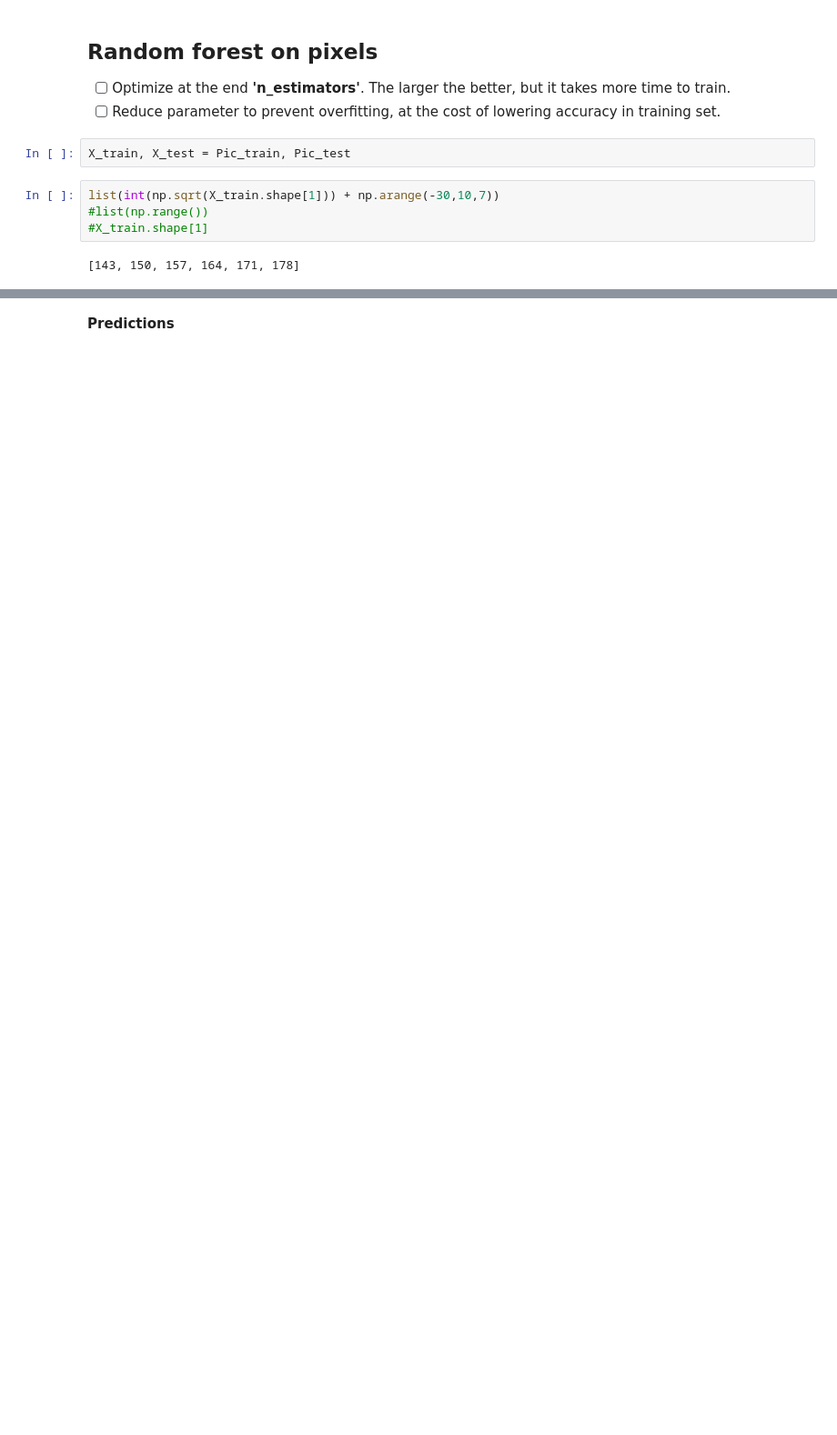
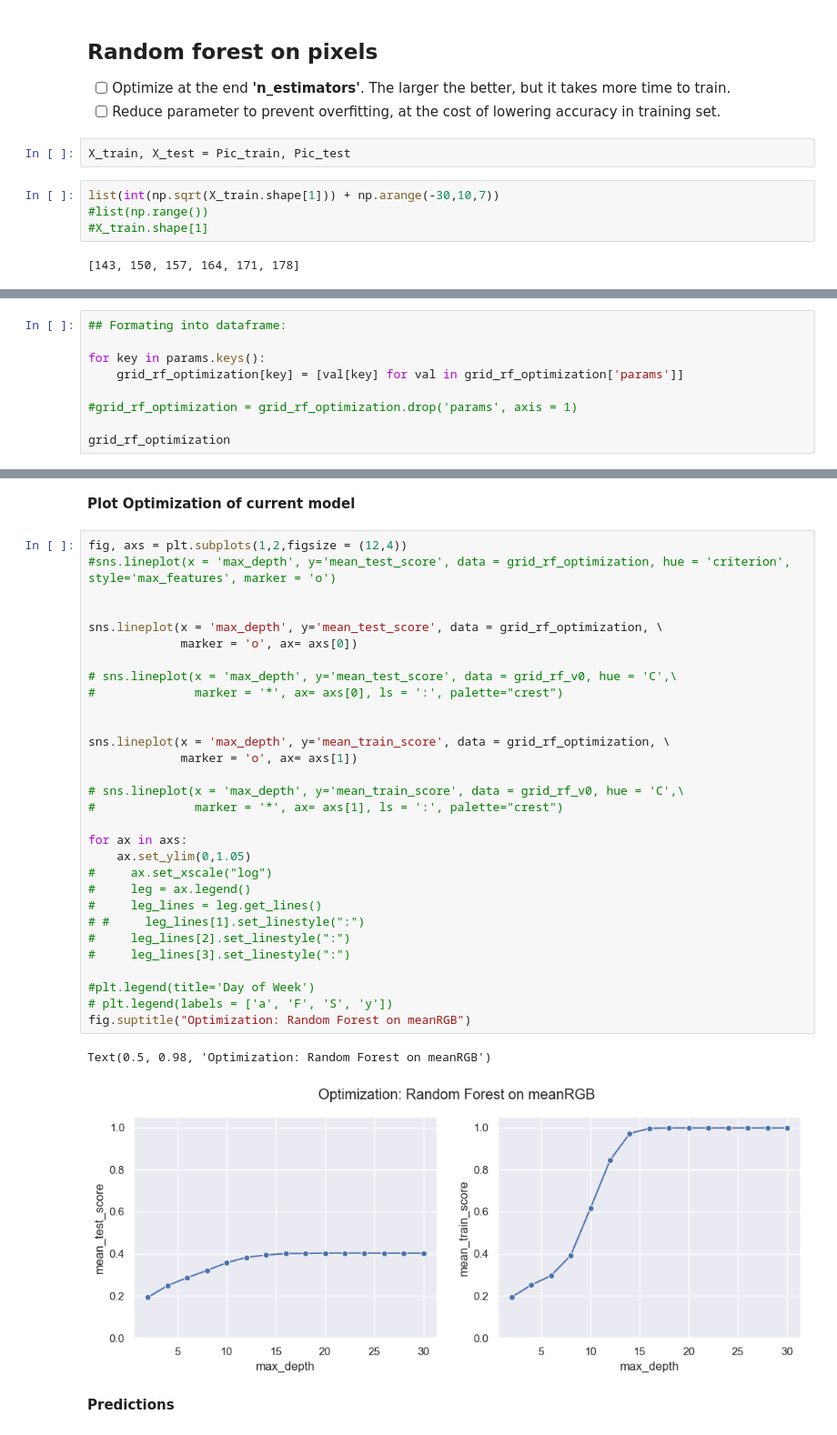
Before and after one commit to RamiroHR/Multimodal-Data-Product-Classification-Model, a Jupyter notebook: Image_data_base_models.ipynb, the cells around one changed output, grey strips where cells are left out. Shown at 91% size. Cells and saved outputs as stored; diff of their text form; blank space fills up the shorter version.

```diff
--- a/Image_data_base_models.ipynb
+++ b/Image_data_base_models.ipynb
@@ -663,0 +710,9 @@ rf_clf_px.get_params()
+# %%
+## Formating into dataframe:
+
+for key in params.keys():
+    grid_rf_optimization[key] = [val[key] for val in grid_rf_optimization['params']]
+
+#grid_rf_optimization = grid_rf_optimization.drop('params', axis = 1)
+
+grid_rf_optimization
@@ -664,3 +736,38 @@ rf_clf_px.get_params()
+# %% [markdown]
+**Plot Optimization of current model**
+# %%
+fig, axs = plt.subplots(1,2,figsize = (12,4))
+#sns.lineplot(x = 'max_depth', y='mean_test_score', data = grid_rf_optimization, hue = 'criterion', style='max_features', marker = 'o')
+
+
+sns.lineplot(x = 'max_depth', y='mean_test_score', data = grid_rf_optimization, \
+             marker = 'o', ax= axs[0])
+
+# sns.lineplot(x = 'max_depth', y='mean_test_score', data = grid_rf_v0, hue = 'C',\
+#              marker = '*', ax= axs[0], ls = ':', palette="crest")
+
+
+sns.lineplot(x = 'max_depth', y='mean_train_score', data = grid_rf_optimization, \
+             marker = 'o', ax= axs[1])
+
+# sns.lineplot(x = 'max_depth', y='mean_train_score', data = grid_rf_v0, hue = 'C',\
+#              marker = '*', ax= axs[1], ls = ':', palette="crest")
+
+for ax in axs:
+    ax.set_ylim(0,1.05)
+#     ax.set_xscale("log")
+#     leg = ax.legend()
+#     leg_lines = leg.get_lines()
+# #     leg_lines[1].set_linestyle(":")
+#     leg_lines[2].set_linestyle(":")
+#     leg_lines[3].set_linestyle(":")
+
+#plt.legend(title='Day of Week')
+# plt.legend(labels = ['a', 'F', 'S', 'y'])
+fig.suptitle("Optimization: Random Forest on meanRGB")
+# %% [output]
+Text(0.5, 0.98, 'Optimization: Random Forest on meanRGB')
+[figure, added]
 # %% [markdown]
 **Predictions**
 # %%
```
Also changed, not shown: parts of 101 cells of this notebook.
